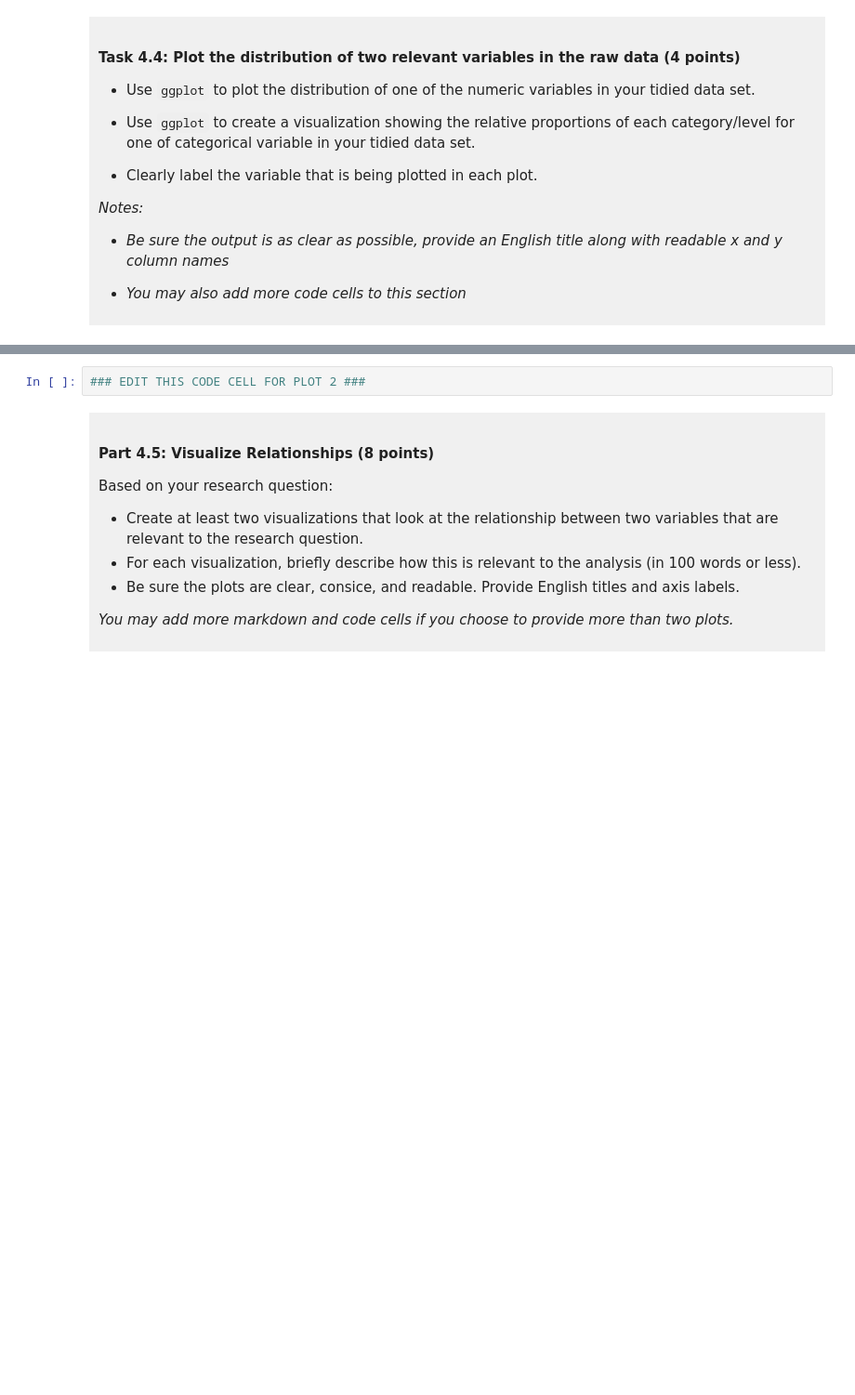
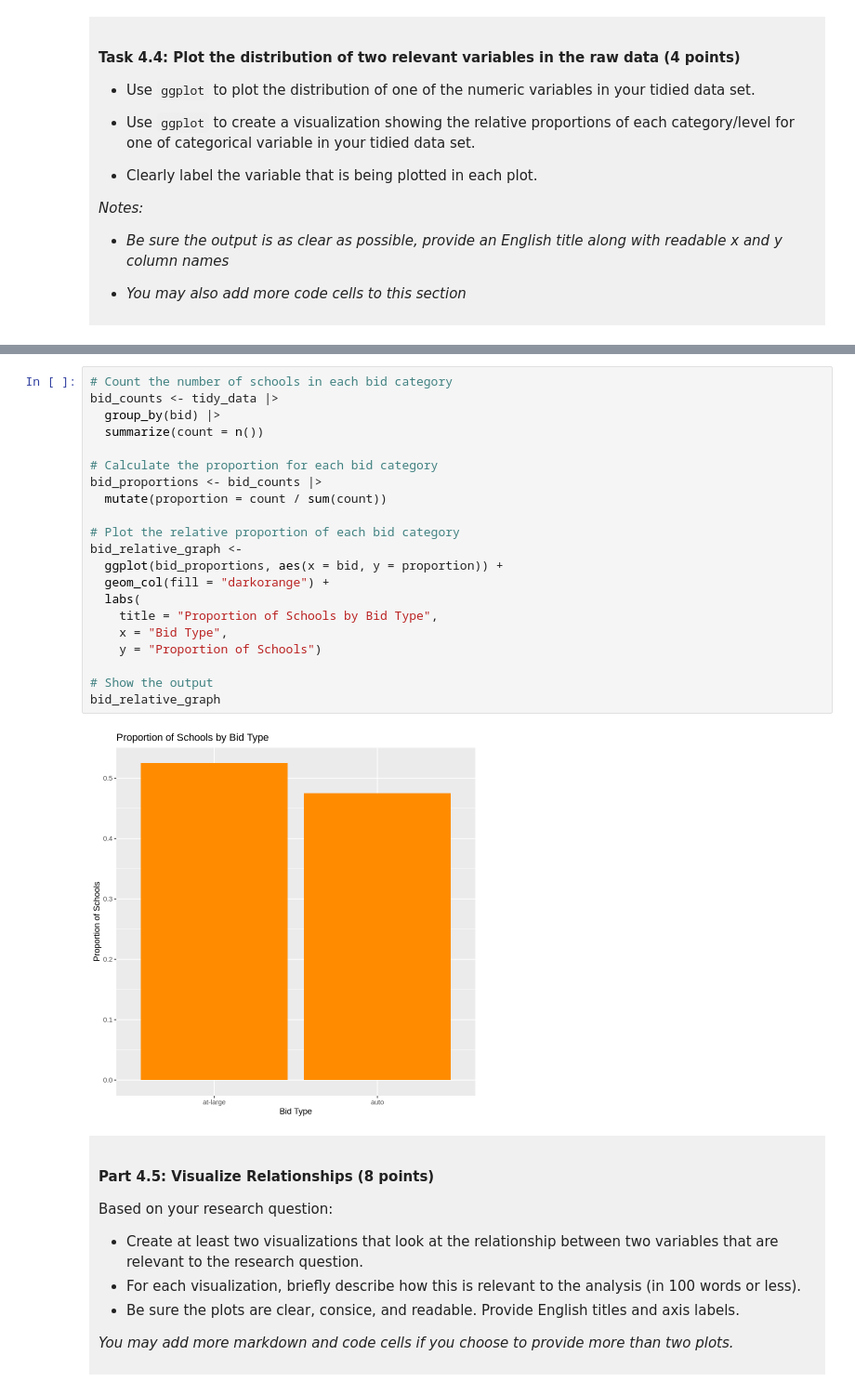
Before and after one commit to Zixian-xu/dsci-100-project-Zixian-Xu, a Jupyter notebook: dsci-100-project-notebook.ipynb, the cells around one changed output, grey strips where cells are left out. Shown at 93% size. Drawn from its saved outputs; the diff is of its cells as text; blank space fills up the shorter version.

```diff
--- a/dsci-100-project-notebook.ipynb
+++ b/dsci-100-project-notebook.ipynb
@@ -288,5 +362,26 @@ You will refine your research question (if needed) and produce a tidy data set.
 # %%
-### EDIT THIS CODE CELL FOR PLOT 2 ###
+# Count the number of schools in each bid category
+bid_counts <- tidy_data |>
+  group_by(bid) |>
+  summarize(count = n())
+
+# Calculate the proportion for each bid category
+bid_proportions <- bid_counts |>
+  mutate(proportion = count / sum(count))
+
+# Plot the relative proportion of each bid category
+bid_relative_graph <-
+  ggplot(bid_proportions, aes(x = bid, y = proportion)) +
+  geom_col(fill = "darkorange") +
+  labs(
+    title = "Proportion of Schools by Bid Type",
+    x = "Bid Type",
+    y = "Proportion of Schools")
+
+# Show the output
+bid_relative_graph
+# %% [output]
+[figure, added]
 # %% [markdown]
 <div style="background-color: #f0f0f0; padding: 10px;">
 
```
Also changed, not shown: parts of 10 cells of this notebook.
